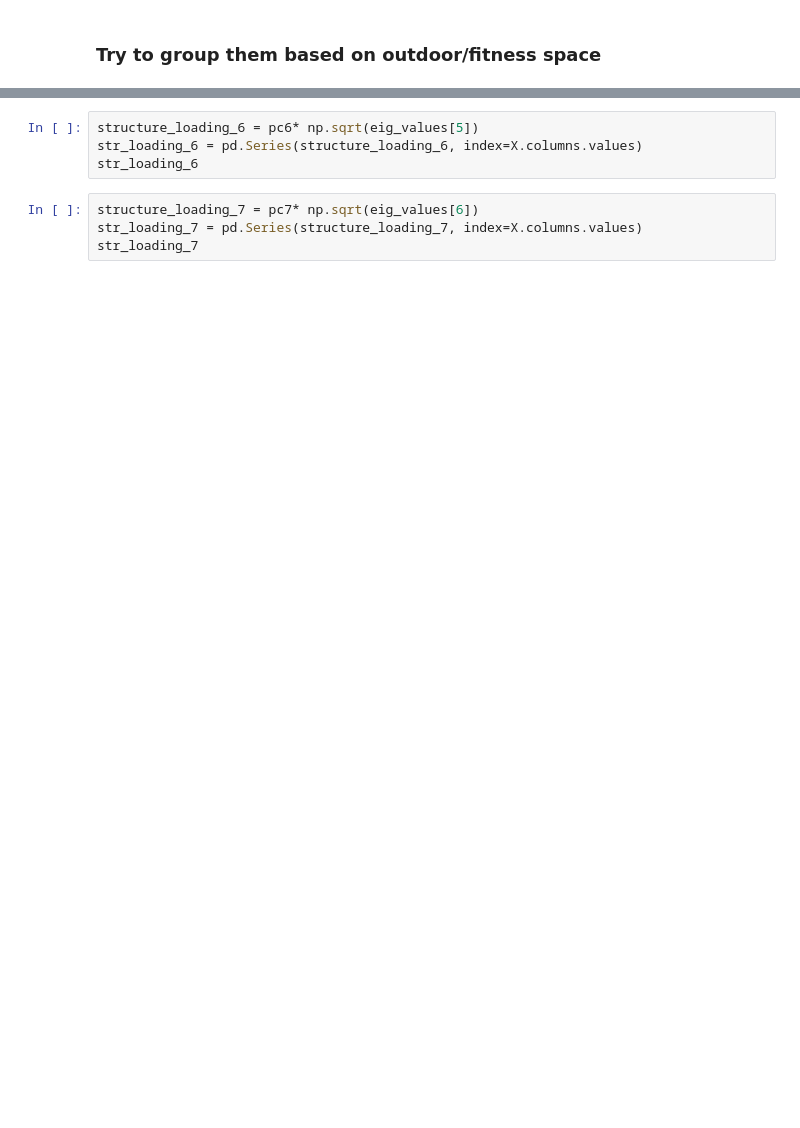
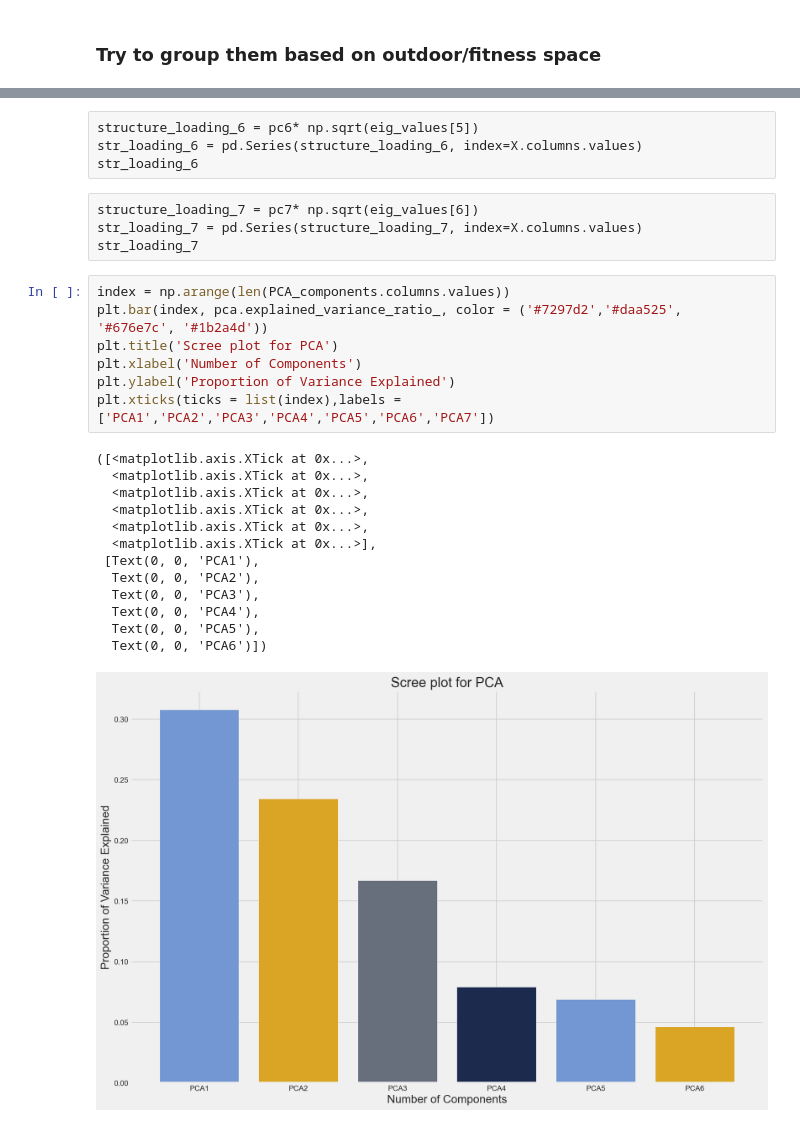
Before and after one commit to ptorres001/nyc_food_deserts, a Jupyter notebook: Cluster_Final.ipynb, the cells around one changed output, grey strips where cells are left out. Cells and saved outputs as stored; diff of their text form; blank space fills up the shorter version.

```diff
--- a/Cluster_Final.ipynb
+++ b/Cluster_Final.ipynb
@@ -934,8 +878,29 @@ str_loading_5
-# %%
-structure_loading_6 = pc6* np.sqrt(eig_values[5])
-str_loading_6 = pd.Series(structure_loading_6, index=X.columns.values)
-str_loading_6
-# %%
-structure_loading_7 = pc7* np.sqrt(eig_values[6])
-str_loading_7 = pd.Series(structure_loading_7, index=X.columns.values)
-str_loading_7
+# %% [raw]
+structure_loading_6 = pc6* np.sqrt(eig_values[5])
+str_loading_6 = pd.Series(structure_loading_6, index=X.columns.values)
+str_loading_6
+# %% [raw]
+structure_loading_7 = pc7* np.sqrt(eig_values[6])
+str_loading_7 = pd.Series(structure_loading_7, index=X.columns.values)
+str_loading_7
+# %%
+index = np.arange(len(PCA_components.columns.values))
+plt.bar(index, pca.explained_variance_ratio_, color = ('#7297d2','#daa525', '#676e7c', '#1b2a4d'))
+plt.title('Scree plot for PCA')
+plt.xlabel('Number of Components')
+plt.ylabel('Proportion of Variance Explained')
+plt.xticks(ticks = list(index),labels = ['PCA1','PCA2','PCA3','PCA4','PCA5','PCA6','PCA7'])
+# %% [output]
+([<matplotlib.axis.XTick at 0x...>,
+  <matplotlib.axis.XTick at 0x...>,
+  <matplotlib.axis.XTick at 0x...>,
+  <matplotlib.axis.XTick at 0x...>,
+  <matplotlib.axis.XTick at 0x...>,
+  <matplotlib.axis.XTick at 0x...>],
+ [Text(0, 0, 'PCA1'),
+  Text(0, 0, 'PCA2'),
+  Text(0, 0, 'PCA3'),
+  Text(0, 0, 'PCA4'),
+  Text(0, 0, 'PCA5'),
+  Text(0, 0, 'PCA6')])
+[figure, added]
```
Also changed, not shown: parts of 30 cells of this notebook.
